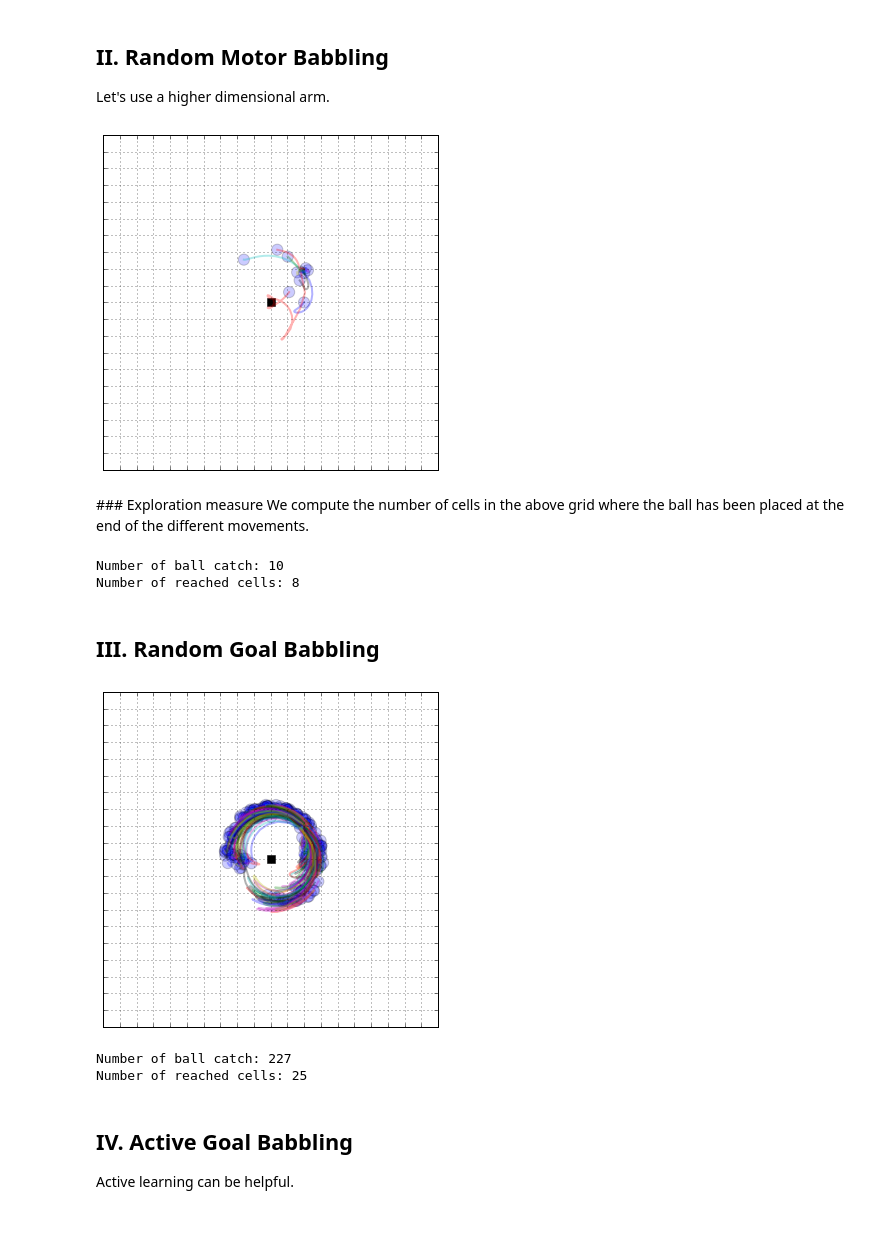
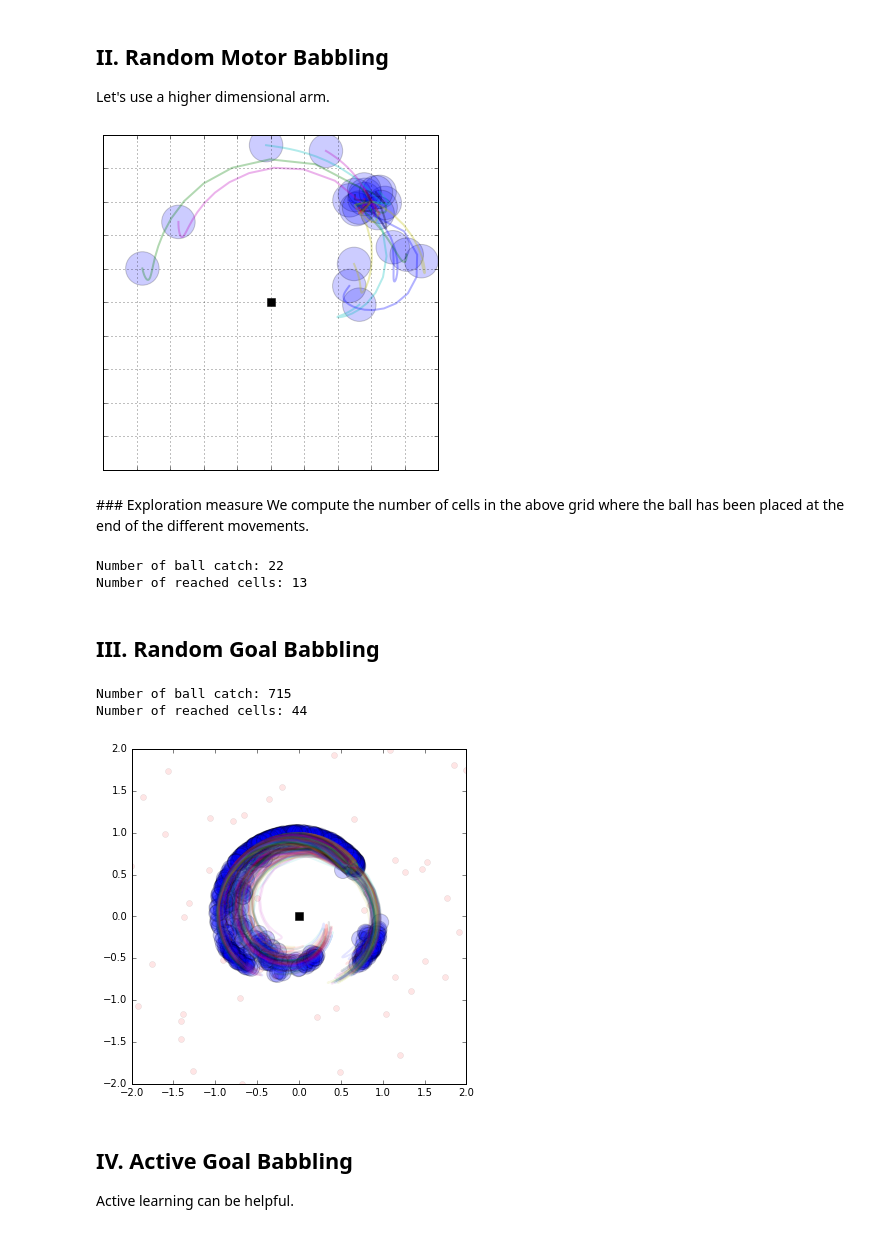
Before and after one commit to sebastien-forestier/ExplorationAlgorithms, a Jupyter notebook: main.ipynb, the cells around one changed output. Cells and saved outputs as stored; diff of their text form; code cells hidden in the pictures.

```diff
--- a/main.ipynb
+++ b/main.ipynb
@@ -38,7 +40,7 @@ from explauto.interest_model.competences import competence_exp, competence_dist
 from modular_environment import HierarchicalEnvironment
 from utils import compute_explo
 
-grid_size = 20
+grid_size = 10
 # %% [markdown]
 ## I. Exploring the movements of a robotic arm
 
@@ -152,7 +154,7 @@ arm_ball_cfg = dict(
     #fun_s_top=lambda m,s_lower,s:s_lower[0:2] + s)
 
 
-goal_size = 3.
+goal_size = 10.
 
 dynamic_environment_config = dict(
     env_cfg=arm_ball_cfg,
@@ -172,83 +174,78 @@ environment2 = DynamicEnvironment(**dynamic_environment_config)
 # %%
 fig, ax = plt.subplots()
 ax.set_aspect('equal')
-ax.set_xlim((-goal_size, goal_size))
-ax.set_ylim((-goal_size, goal_size))
+ax.set_xlim((-1., 1.))
+ax.set_ylim((-1., 1.))
 ax.plot(0., 0., 'sk', ms=8)
 explored_s_mb = []
 
 for _ in range(1000):
     m = environment2.random_motors()[0]
     s = environment2.update(m)
-    if abs(s[-1] - 0.6) > 0.01:
+    if abs(s[-1] - 0.6) > 0.001:
         explored_s_mb += [s]
         ax.plot(environment2.s_traj[:,0], environment2.s_traj[:,1], lw=2, alpha=0.3)
         ax.add_patch(Circle(tuple(environment2.s_traj[-1,:]), ball_config["size"], fc=ball_config["color"], alpha=0.2))
 
-plt.xticks(linspace(-goal_size, goal_size, grid_size + 1))
-plt.yticks(linspace(-goal_size, goal_size, grid_size + 1))
+plt.xticks(linspace(-1., 1., grid_size + 1))
+plt.yticks(linspace(-1., 1., grid_size + 1))
 ax.set_xticklabels([])
 ax.set_yticklabels([])
 plt.grid()
 # %% [output]
-[figure, old version]
+[figure, new version]
 # %% [markdown]
 ### Exploration measure
 We compute the number of cells in the above grid where the ball has been placed at the end of the different movements.
 # %%
 print "Number of ball catch:", len(explored_s_mb)
-print "Number of reached cells:", int(compute_explo(array(explored_s_mb), array([-goal_size, -goal_size]), array([goal_size, goal_size]), gs=grid_size))
+print "Number of reached cells:", int(compute_explo(array(explored_s_mb), array([-1., -1.]), array([1., 1.]), gs=grid_size))
 # %% [output]
-Number of ball catch: 10
-Number of reached cells: 8
+Number of ball catch: 22
+Number of reached cells: 13
 # %% [markdown]
 ## III. Random Goal Babbling
 # %%
 fig, ax = plt.subplots()
 ax.set_aspect('equal')
-ax.set_xlim((-goal_size, goal_size))
-ax.set_ylim((-goal_size, goal_size))
+ax.set_xlim((-2., 2.))
+ax.set_ylim((-2., 2.))
 ax.plot(0., 0., 'sk', ms=8)
 explored_s_gb = []
 
 sm_model = SensorimotorModel.from_configuration(environment2.conf, 'nearest_neighbor', 'default')
-sigma_explo_ratio = 0.1
+sigma_explo_ratio = 0.05
 
 # Bootstrap model: 1 random motor babbling
 m = environment2.random_motors()[0]
 s = environment2.update(m)
 sm_model.update(m, s)
 
-for _ in range(1000):
-    if random() < 0.3:
+for _ in range(2000):
+    if (not sm_model.bootstrapped_s) or random() < 0.2:
         m = environment2.random_motors()[0]
     else:
         s_goal = rand_bounds(environment2.conf.s_bounds)[0]
         # infer a motor command to reach that goal using the Nearest Neighbor algorithm:
         m = sm_model.model.infer_order(tuple(s_goal))
         # add exploration noise (of variance sigma) to experiment new motor parameters
         m = normal(m, sigma_explo_ratio)
+        #Plot the goal
+        ax.plot([s_goal[0]], [s_goal[1]], 'or', alpha=0.1)
 
     s = environment2.update(m)
     sm_model.update(m, s)
-    if abs(s[-1] - 0.6) > 0.01:
+    if abs(s[-1] - 0.6) > 0.001:
         explored_s_gb += [s]
-        ax.plot(environment2.s_traj[:,0], environment2.s_traj[:,1], lw=2, alpha=0.3)
+        ax.plot(environment2.s_traj[:,0], environment2.s_traj[:,1], lw=2, alpha=0.1)
         ax.add_patch(Circle(tuple(environment2.s_traj[-1,:]), ball_config["size"], fc=ball_config["color"], alpha=0.2))
 
-plt.xticks(linspace(-goal_size, goal_size, grid_size + 1))
-plt.yticks(linspace(-goal_size, goal_size, grid_size + 1))
-ax.set_xticklabels([])
-ax.set_yticklabels([])
-plt.grid()
+print "Number of ball catch:", len(explored_s_gb)
+print "Number of reached cells:", int(compute_explo(array(explored_s_gb), array([-1., -1.]), array([1., 1.]), gs=grid_size))
 # %% [output]
+Number of ball catch: 715
+Number of reached cells: 44
-[figure, old version]
+[figure, new version]
-# %%
-print "Number of ball catch:", len(explored_s_gb)
-print "Number of reached cells:", int(compute_explo(array(explored_s_gb), array([-goal_size, -goal_size]), array([goal_size, goal_size]), gs=grid_size))
-# %% [output]
-Number of ball catch: 227
-Number of reached cells: 25
 # %% [markdown]
 ## IV. Active Goal Babbling
 
```
Also changed, not shown: parts of 5 cells of this notebook, 2 other files.
